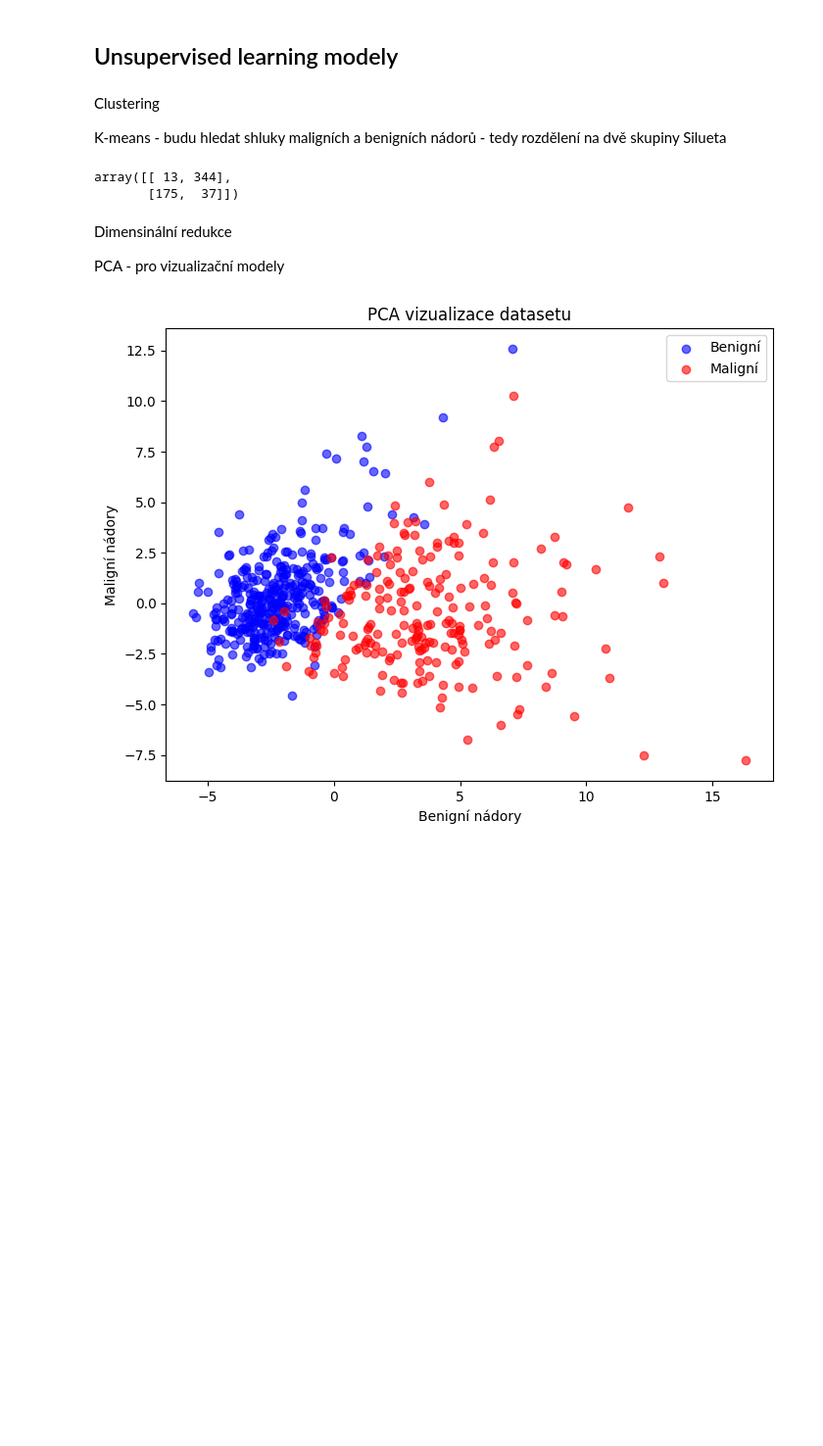
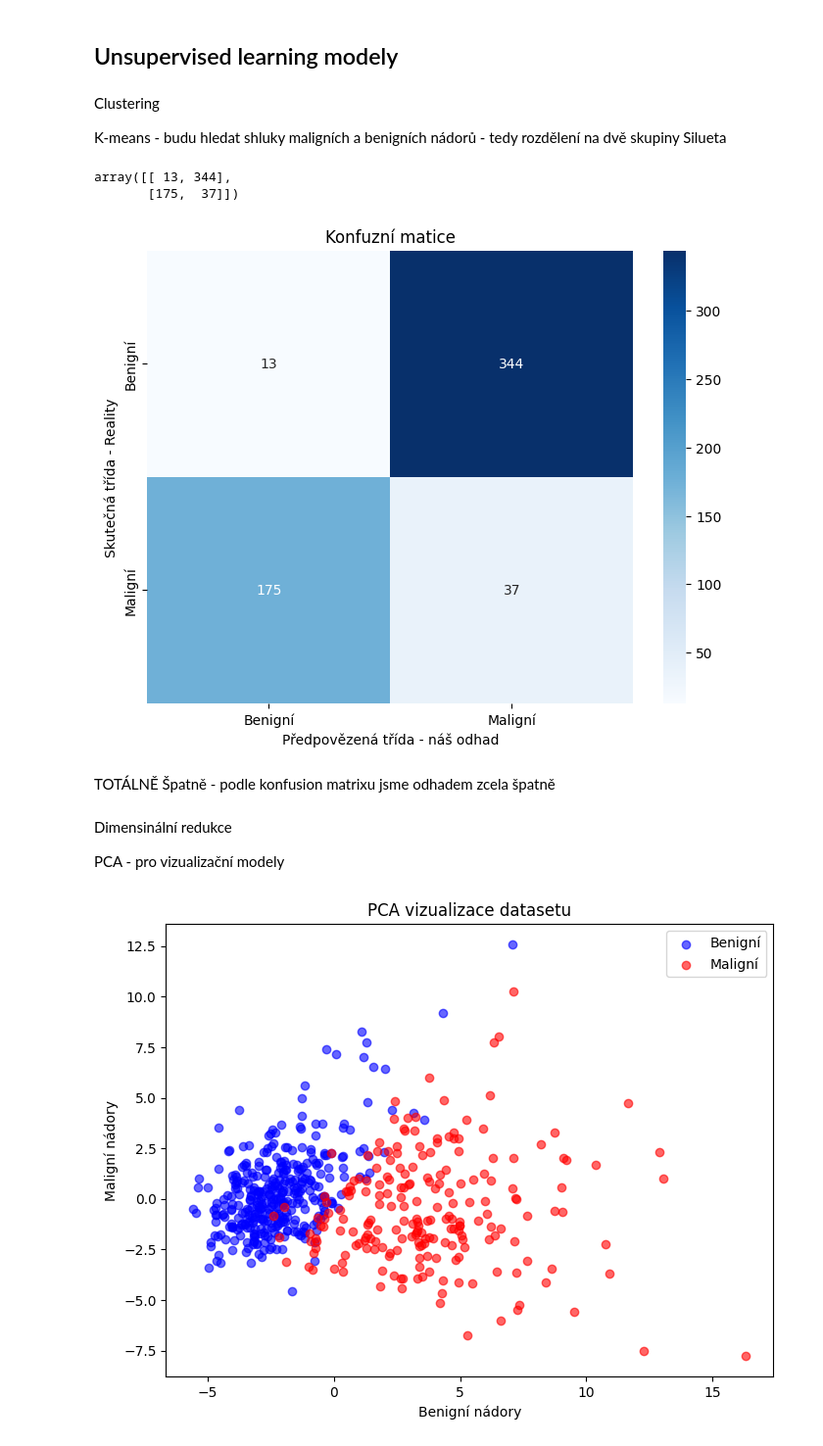
Before and after one commit to MariaSzighardtova/archive, a Jupyter notebook: breast_cancer_wisconsin.ipynb, the cells around one changed output. Shown at 98% size. Drawn from its saved outputs; the diff is of its cells as text; code cells hidden in the pictures; blank space fills up the shorter version.

```diff
--- a/breast_cancer_wisconsin.ipynb
+++ b/breast_cancer_wisconsin.ipynb
@@ -208,11 +203,33 @@ cluster_labels = kmeans.labels_
 # %%
 # Compare the clusters with the actual diagnosis using a confusion matrix
 conf_matrix = confusion_matrix(y, cluster_labels)
+conf_matrix
+# %% [output]
+array([[ 13, 344],
+       [175,  37]])
-# %%
-conf_matrix
-# %% [output]
-array([[ 13, 344],
-       [175,  37]])
+# %%
+# Například: conf_matrix = np.array([[10, 2], [1, 5]])
+
+conf_matrix = confusion_matrix(y, cluster_labels)
+
+# Názvy tříd pro osy, případně upravte podle svých potřeb
+class_names = ['Benigní', 'Maligní']
+
+# Vytvoření heatmapy
+plt.figure(figsize=(8, 6))
+sns.heatmap(conf_matrix, annot=True, fmt="d", cmap='Blues', xticklabels=class_names, yticklabels=class_names)
+
+# Přidání titulků a popisků os
+plt.title('Konfuzní matice')
+plt.ylabel('Skutečná třída - Reality')
+plt.xlabel('Předpovězená třída - náš odhad')
+
+# Zobrazit graf
+plt.show()
+# %% [output]
+[figure, added]
+# %% [markdown]
+TOTÁLNĚ Špatně - podle konfusion matrixu jsme odhadem zcela špatně
 # %% [markdown]
 Dimensinální redukce
 
```
Also changed, not shown: parts of 15 cells of this notebook, 1 other file.
